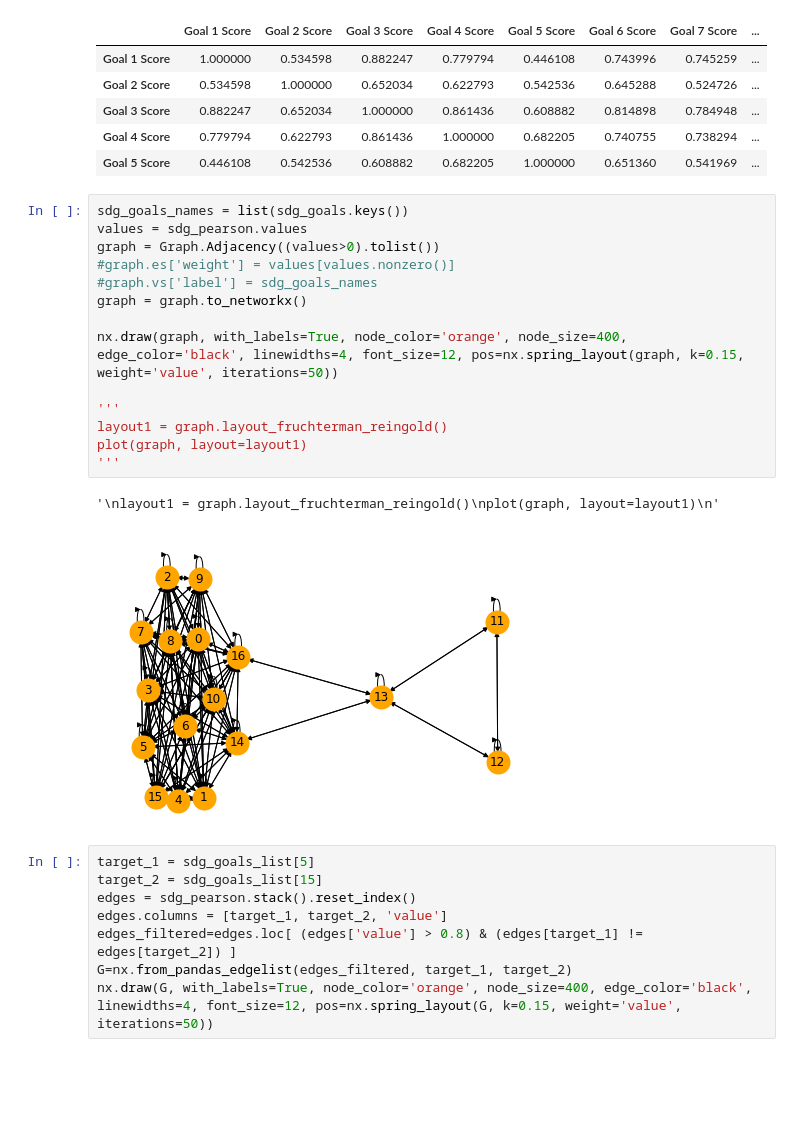
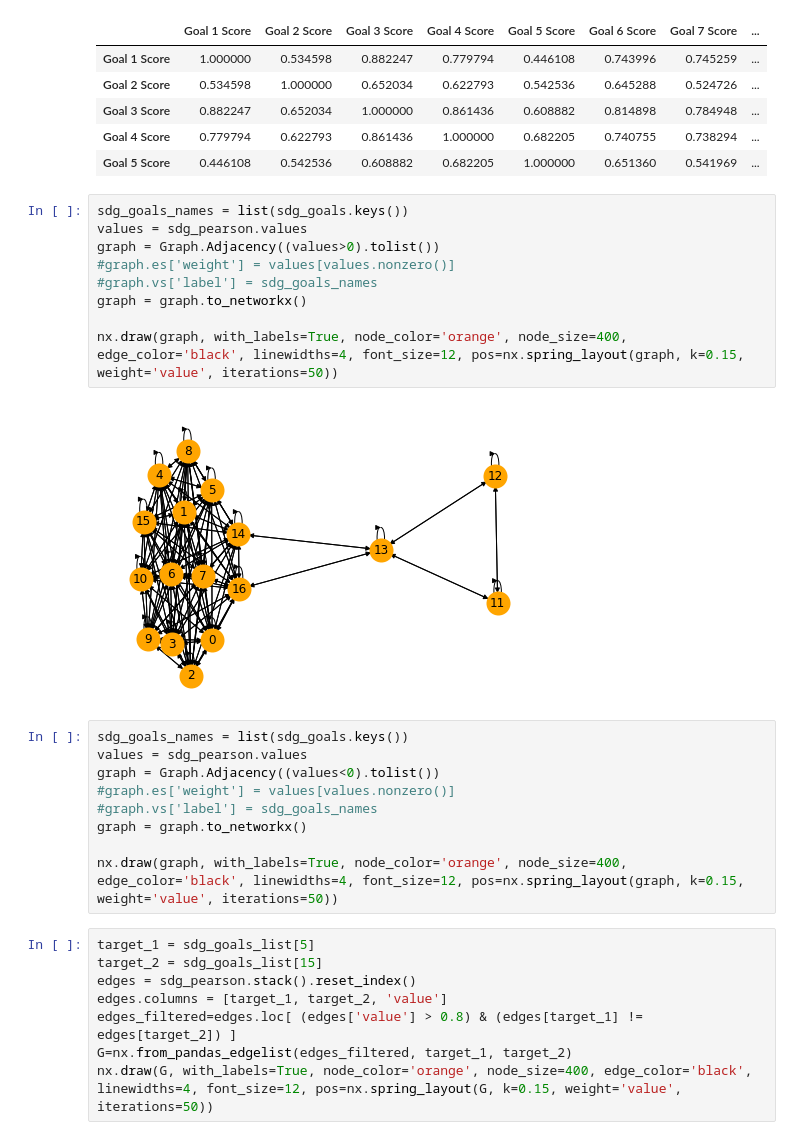
Before and after one commit to ericssimpson/sustainable-development-modeling, a Jupyter notebook: sdg_analysis.ipynb, the cells around one changed output. Drawn from its saved outputs; the diff is of its cells as text; blank space fills up the shorter version.

```diff
--- a/sdg_analysis.ipynb
+++ b/sdg_analysis.ipynb
@@ -71,20 +71,23 @@ sdg_pearson.head()
 # %%
 sdg_goals_names = list(sdg_goals.keys())
 values = sdg_pearson.values
 graph = Graph.Adjacency((values>0).tolist())
 #graph.es['weight'] = values[values.nonzero()]
 #graph.vs['label'] = sdg_goals_names
 graph = graph.to_networkx()
 
 nx.draw(graph, with_labels=True, node_color='orange', node_size=400, edge_color='black', linewidths=4, font_size=12, pos=nx.spring_layout(graph, k=0.15, weight='value', iterations=50))
-
-'''
-layout1 = graph.layout_fruchterman_reingold()
-plot(graph, layout=layout1)
-'''
 # %% [output]
-'\nlayout1 = graph.layout_fruchterman_reingold()\nplot(graph, layout=layout1)\n'
-[figure, old version]
+[figure, new version]
+# %%
+sdg_goals_names = list(sdg_goals.keys())
+values = sdg_pearson.values
+graph = Graph.Adjacency((values<0).tolist())
+#graph.es['weight'] = values[values.nonzero()]
+#graph.vs['label'] = sdg_goals_names
+graph = graph.to_networkx()
+
+nx.draw(graph, with_labels=True, node_color='orange', node_size=400, edge_color='black', linewidths=4, font_size=12, pos=nx.spring_layout(graph, k=0.15, weight='value', iterations=50))
 # %%
 target_1 = sdg_goals_list[5]
 target_2 = sdg_goals_list[15]
```
